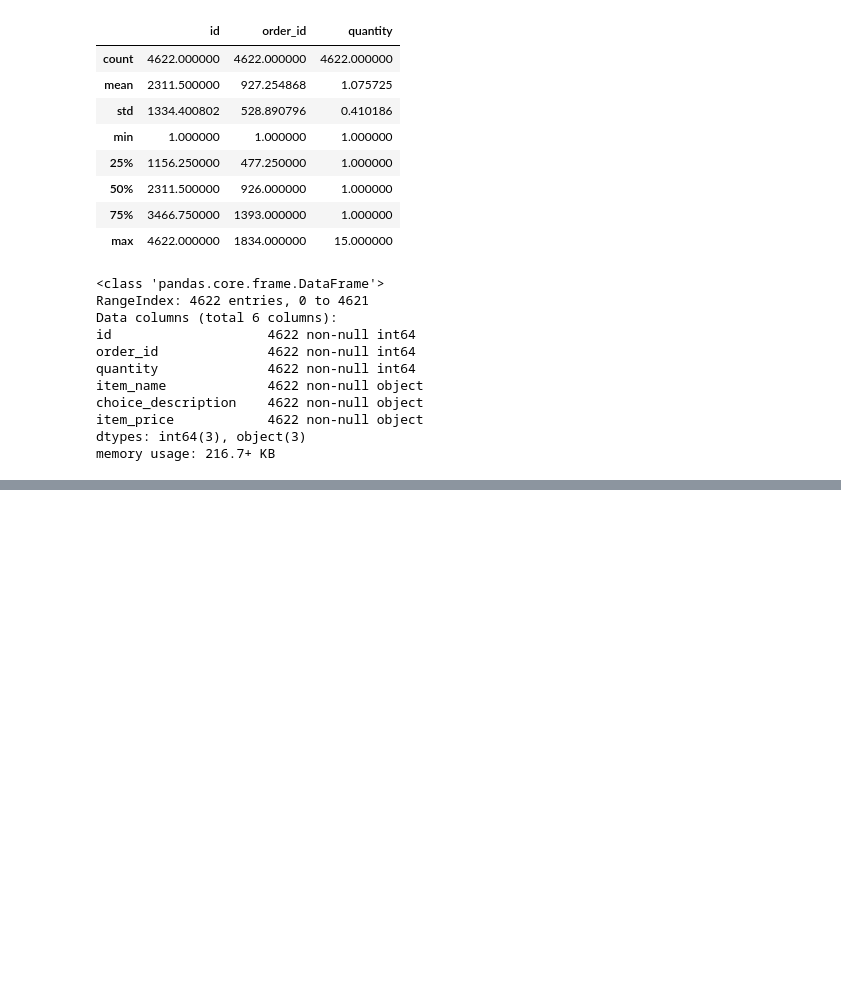
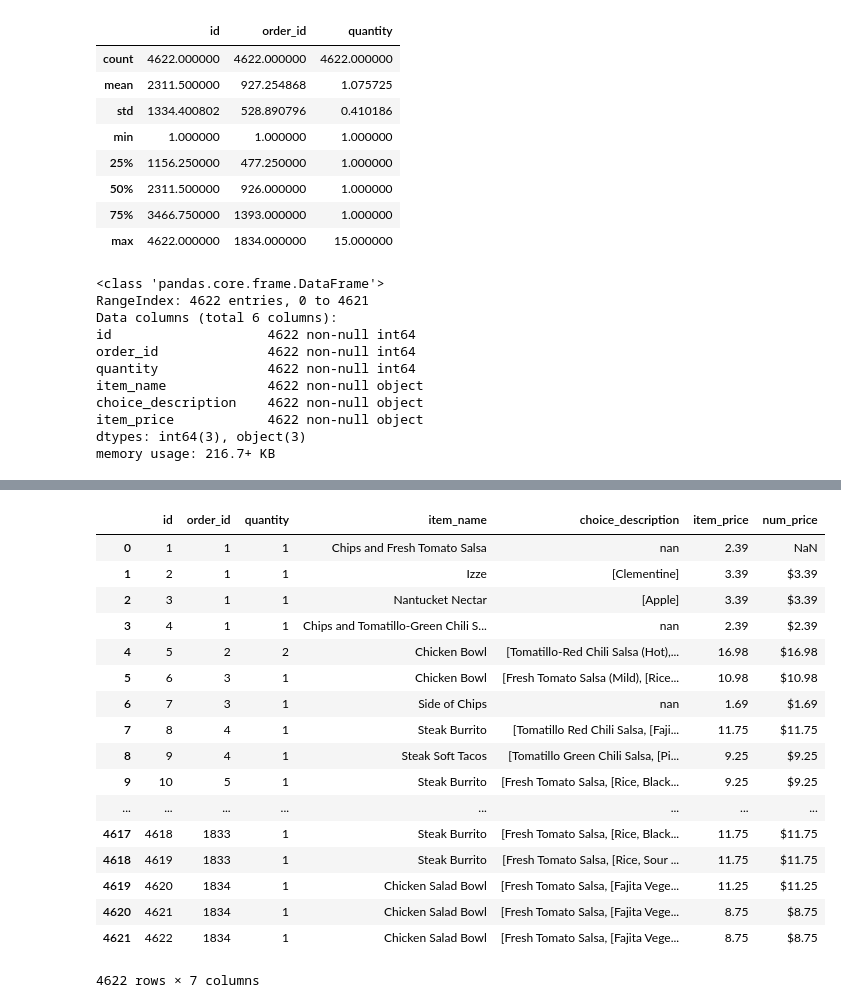
Before and after one commit to soslin/python-exercises, a Jupyter notebook: pandas_exercises.ipynb, the cells around one changed output, grey strips where cells are left out. Cells and saved outputs as stored; diff of their text form; code cells hidden in the pictures; blank space fills up the shorter version.

```diff
--- a/pandas_exercises.ipynb
+++ b/pandas_exercises.ipynb
@@ -490,0 +230,22 @@ memory usage: 216.7+ KB
+# %%
+chipotle['item_price'] = chipotle['item_price'].replace('[\$,)]', '', regex = True).astype(float)
+chipotle
+# %% [output]
+|  | id | order_id | quantity | item_name | choice_description | item_price | num_price |
+| 0 | 1 | 1 | 1 | Chips and Fresh Tomato Salsa | nan | 2.39 | NaN |
+| 1 | 2 | 1 | 1 | Izze | [Clementine] | 3.39 | $3.39 |
+| 2 | 3 | 1 | 1 | Nantucket Nectar | [Apple] | 3.39 | $3.39 |
+| 3 | 4 | 1 | 1 | Chips and Tomatillo-Green Chili S... | nan | 2.39 | $2.39 |
+| 4 | 5 | 2 | 2 | Chicken Bowl | [Tomatillo-Red Chili Salsa (Hot),... | 16.98 | $16.98 |
+| 5 | 6 | 3 | 1 | Chicken Bowl | [Fresh Tomato Salsa (Mild), [Rice... | 10.98 | $10.98 |
+| 6 | 7 | 3 | 1 | Side of Chips | nan | 1.69 | $1.69 |
+| 7 | 8 | 4 | 1 | Steak Burrito | [Tomatillo Red Chili Salsa, [Faji... | 11.75 | $11.75 |
+| 8 | 9 | 4 | 1 | Steak Soft Tacos | [Tomatillo Green Chili Salsa, [Pi... | 9.25 | $9.25 |
+| 9 | 10 | 5 | 1 | Steak Burrito | [Fresh Tomato Salsa, [Rice, Black... | 9.25 | $9.25 |
+| ... | ... | ... | ... | ... | ... | ... | ... |
+| 4617 | 4618 | 1833 | 1 | Steak Burrito | [Fresh Tomato Salsa, [Rice, Black... | 11.75 | $11.75 |
+| 4618 | 4619 | 1833 | 1 | Steak Burrito | [Fresh Tomato Salsa, [Rice, Sour ... | 11.75 | $11.75 |
+| 4619 | 4620 | 1834 | 1 | Chicken Salad Bowl | [Fresh Tomato Salsa, [Fajita Vege... | 11.25 | $11.25 |
+| 4620 | 4621 | 1834 | 1 | Chicken Salad Bowl | [Fresh Tomato Salsa, [Fajita Vege... | 8.75 | $8.75 |
+| 4621 | 4622 | 1834 | 1 | Chicken Salad Bowl | [Fresh Tomato Salsa, [Fajita Vege... | 8.75 | $8.75 |
+4622 rows × 7 columns
```
Also changed, not shown: parts of 41 cells of this notebook, 1 other file.
